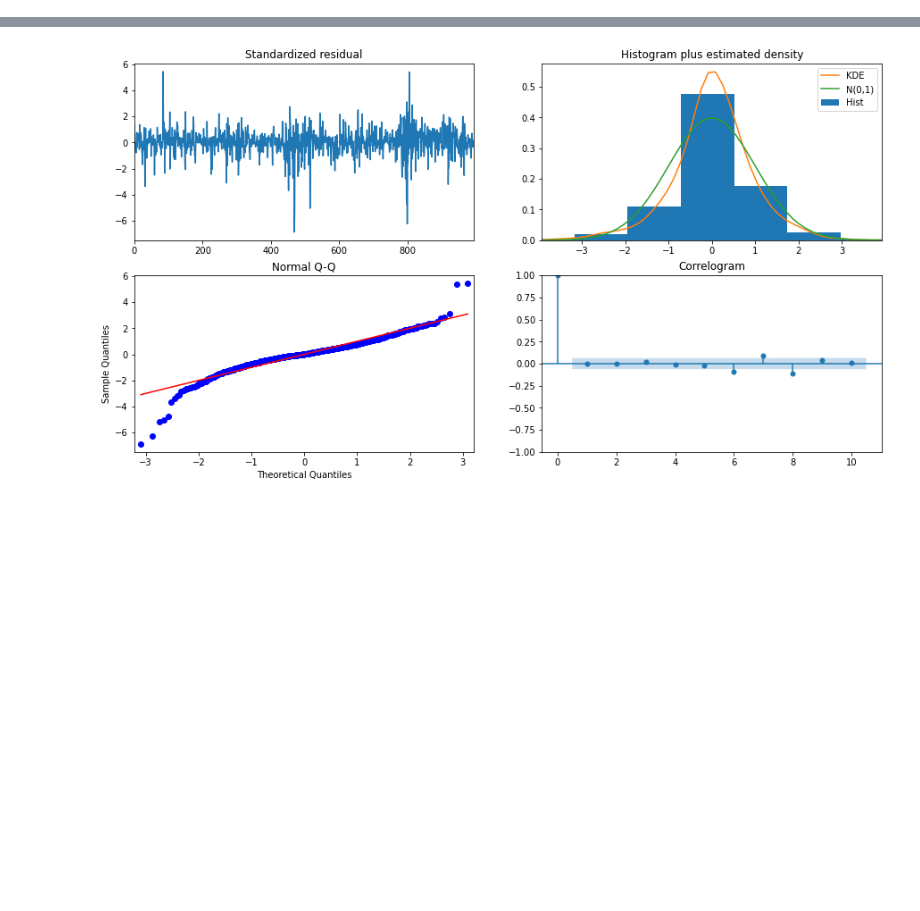
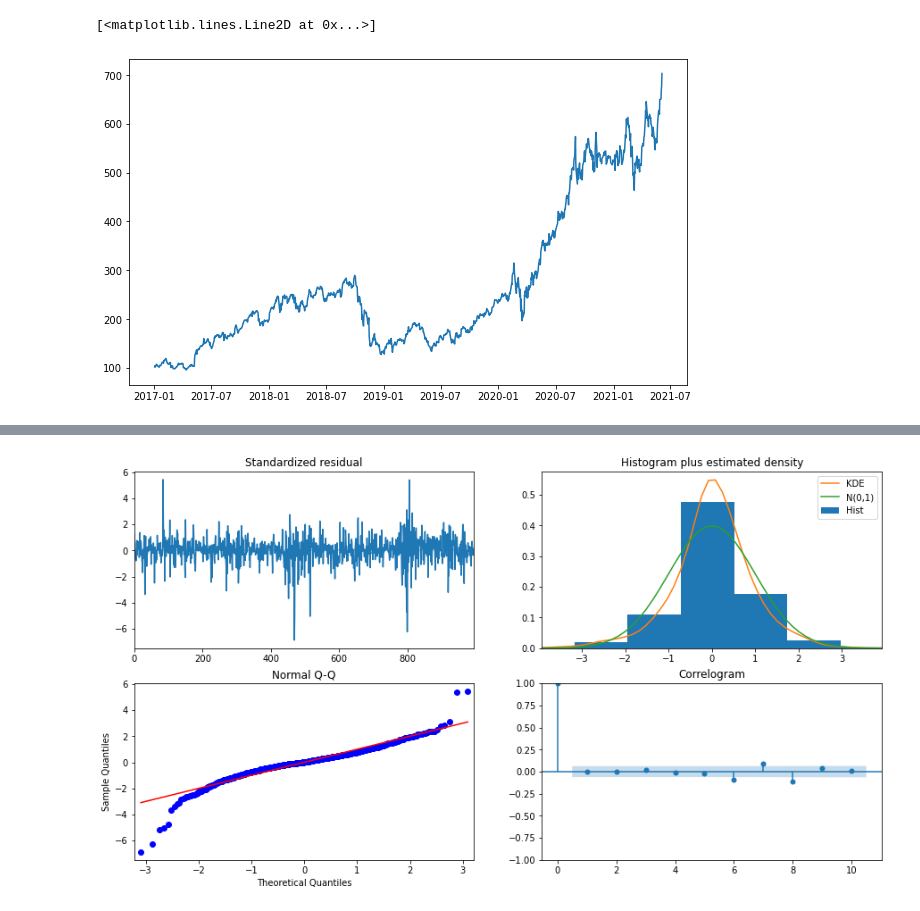
Before and after one commit to jayce7376/Nvidia_Stock_Prediction, a Jupyter notebook: notebook.ipynb, the cells around one changed output, grey strips where cells are left out. Cells and saved outputs as stored; diff of their text form; code cells hidden in the pictures; blank space fills up the shorter version.

```diff
--- a/notebook.ipynb
+++ b/notebook.ipynb
@@ -217,0 +205,5 @@ Warnings:
+# %%
+plt.plot(nvidia.Close)
+# %% [output]
+[<matplotlib.lines.Line2D at 0x...>]
+[figure, added]
```
Also changed, not shown: parts of 52 cells of this notebook, 8 other files.
